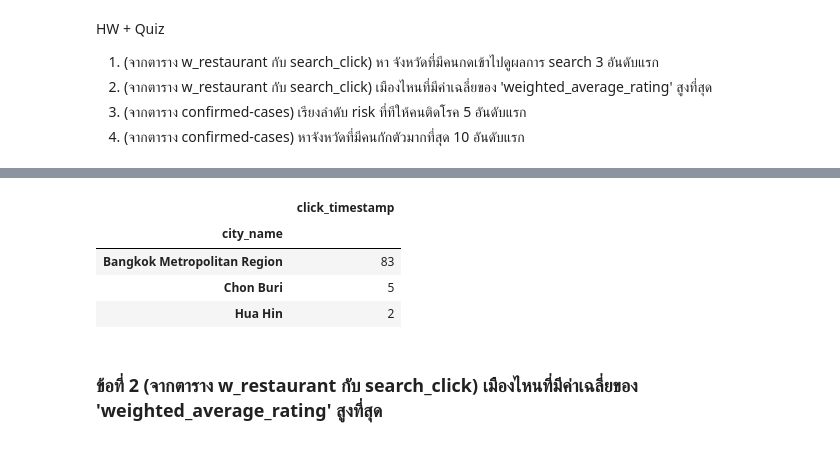
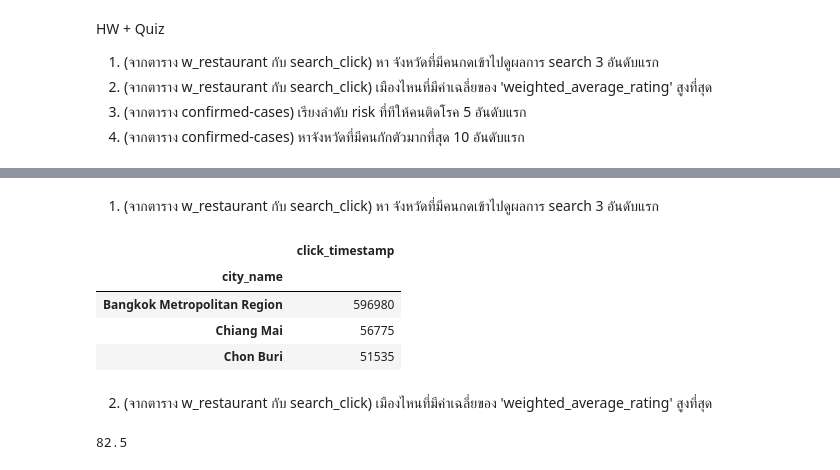
Before and after one commit to kittikhun62/DWDM21, a Jupyter notebook: Data_Preprecessing(chapter_3).ipynb, the cells around one changed output, grey strips where cells are left out. Drawn from its saved outputs; the diff is of its cells as text; code cells hidden in the pictures.

```diff
--- a/Data_Preprecessing(chapter_3).ipynb
+++ b/Data_Preprecessing(chapter_3).ipynb
@@ -1460,3 +1460,6 @@ HW + Quiz
 2.   (จากตาราง w_restaurant กับ search_click) เมืองไหนที่มีค่าเฉลี่ยของ 'weighted_average_rating' สูงที่สุด
 3.   (จากตาราง confirmed-cases) เรียงลำดับ risk ที่ทีให้คนติดโรค 5 อันดับแรก
 4.   (จากตาราง confirmed-cases) หาจังหวัดที่มีคนกักตัวมากที่สุด 10 อันดับแรก
+# %%
+merged_table = search_click.merge(w_restaurant,how='left',left_on='business_id',right_on='id')
+merged_table
@@ -1463,11 +1480,13 @@ HW + Quiz
+# %% [markdown]
+1) (จากตาราง w_restaurant กับ search_click) หา จังหวัดที่มีคนกดเข้าไปดูผลการ search 3 อันดับแรก
 # %%
-X1 = merged_table.groupby('city_name').count().sort_values(by=['search_id'],ascending=False)
-X1.iloc[:3,:1]
+Ex_1 = merged_table.groupby('city_name').count().sort_values(by=['search_id'],ascending=False)
+Ex_1.iloc[:3,:1]
 # %% [output]
 |  | click_timestamp |
 | city_name |  |
-| Bangkok Metropolitan Region | 83 |
-| Chon Buri | 5 |
-| Hua Hin | 2 |
+| Bangkok Metropolitan Region | 596980 |
+| Chiang Mai | 56775 |
+| Chon Buri | 51535 |
 # %% [markdown]
-### ข้อที่ 2 (จากตาราง w_restaurant กับ search_click) เมืองไหนที่มีค่าเฉลี่ยของ 'weighted_average_rating' สูงที่สุด
+2) (จากตาราง w_restaurant กับ search_click) เมืองไหนที่มีค่าเฉลี่ยของ 'weighted_average_rating' สูงที่สุด
@@ -1473,0 +1495,4 @@ X1.iloc[:3,:1]
+# %%
+np.mean([10,100,70,150])
+# %% [output]
+82.5
```
Also changed, not shown: parts of 22 cells of this notebook.
